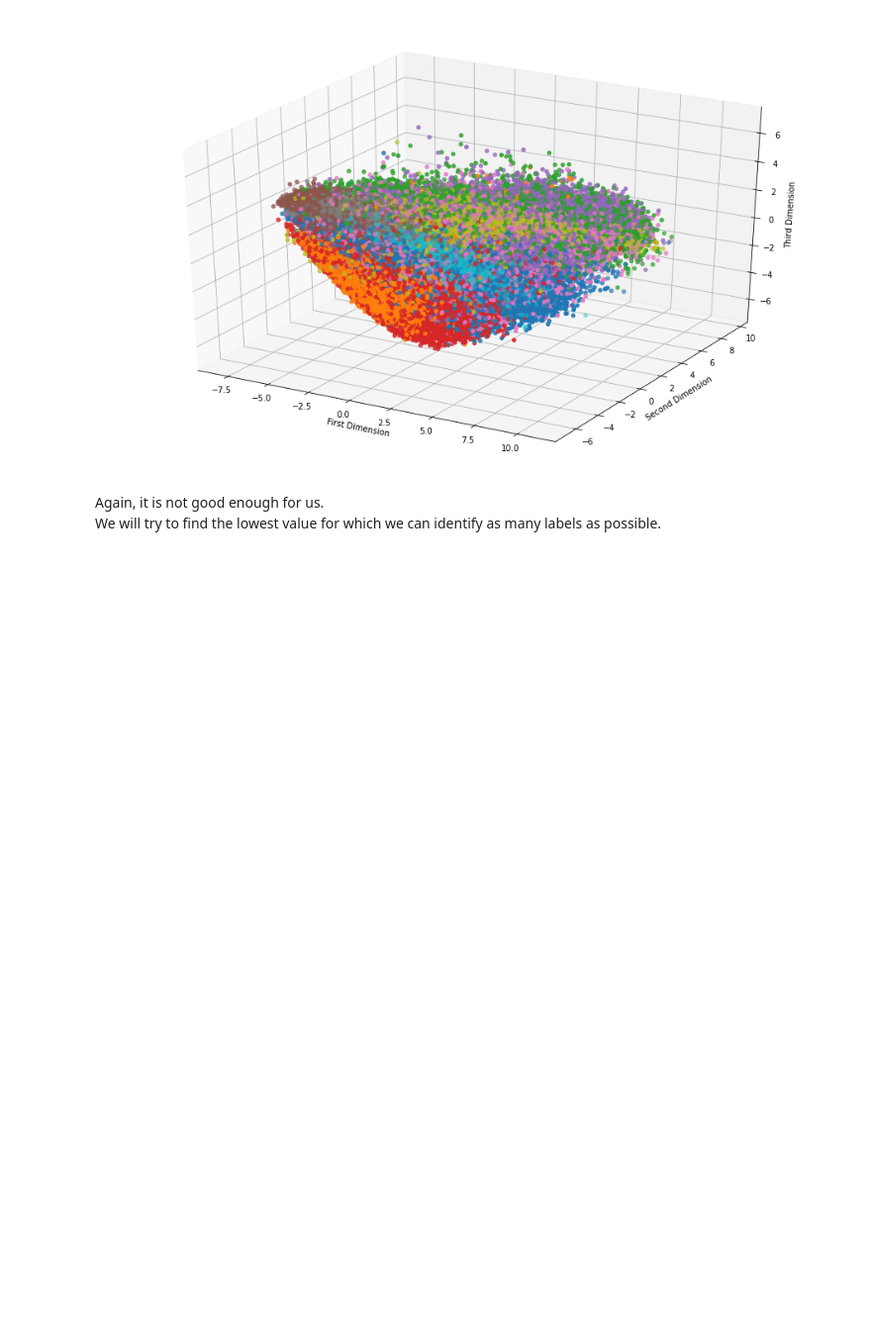
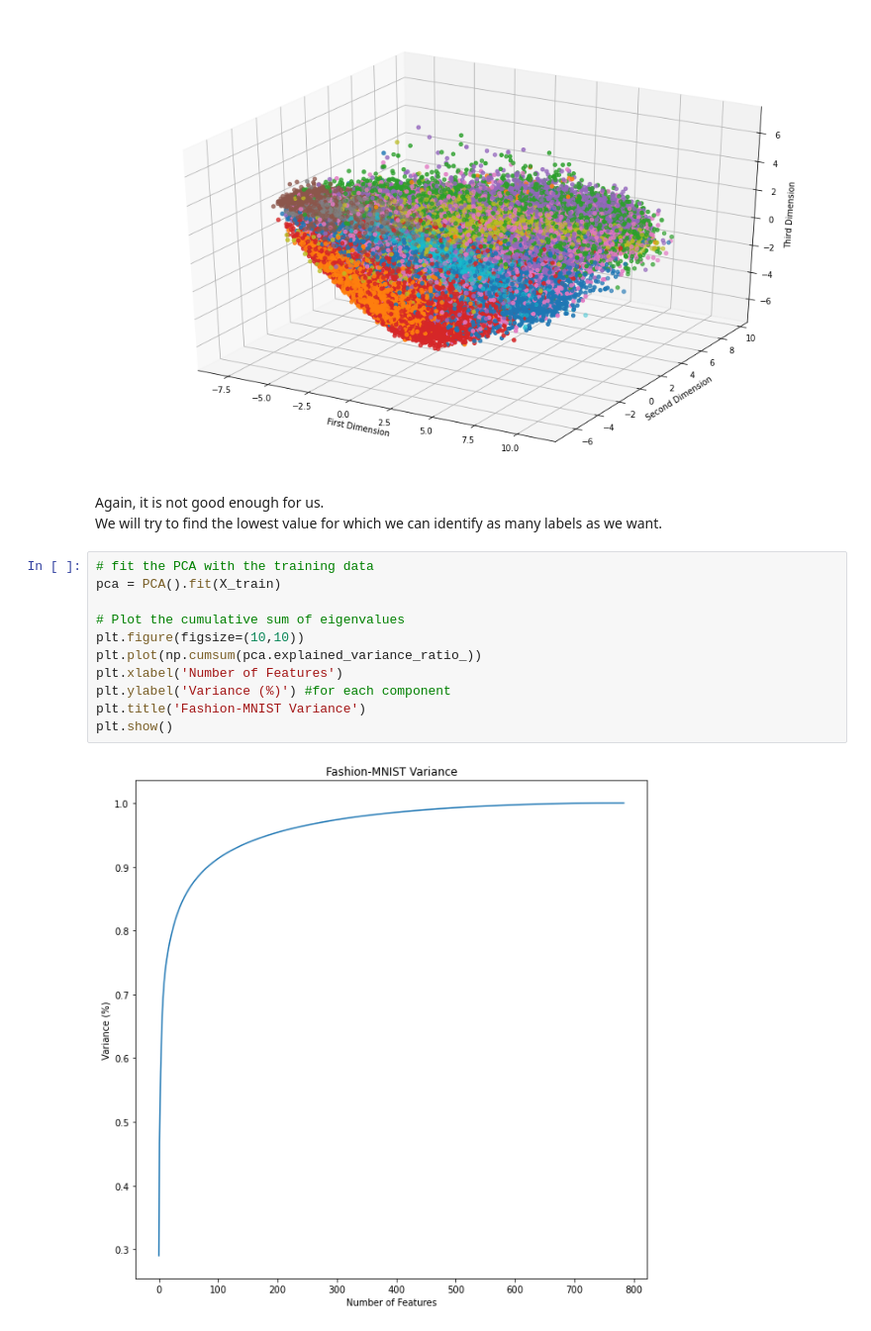
Before and after one commit to Esther-Bi/Data-Simulation-Semester-B-2021-Final-Project, a Jupyter notebook: Notebook 2 - FMNIST.ipynb, the cells around one changed output. Shown at 99% size. Saved outputs shown, nothing was run; the diff lists cells and outputs as text; blank space fills up the shorter version.

Commit message:
finding a value for PCA

```diff
--- a/Notebook 2 - FMNIST.ipynb
+++ b/Notebook 2 - FMNIST.ipynb
@@ -183,4 +206,17 @@ plt.show()
 [figure]
 # %% [markdown]
 Again, it is not good enough for us.<br>
-We will try to find the lowest value for which we can identify as many labels as possible.
+We will try to find the lowest value for which we can identify as many labels as we want.
+# %%
+# fit the PCA with the training data
+pca = PCA().fit(X_train)
+
+# Plot the cumulative sum of eigenvalues
+plt.figure(figsize=(10,10))
+plt.plot(np.cumsum(pca.explained_variance_ratio_))
+plt.xlabel('Number of Features')
+plt.ylabel('Variance (%)') #for each component
+plt.title('Fashion-MNIST Variance')
+plt.show()
+# %% [output]
+[figure, added]
```
Also changed, not shown: parts of 12 cells of this notebook.
